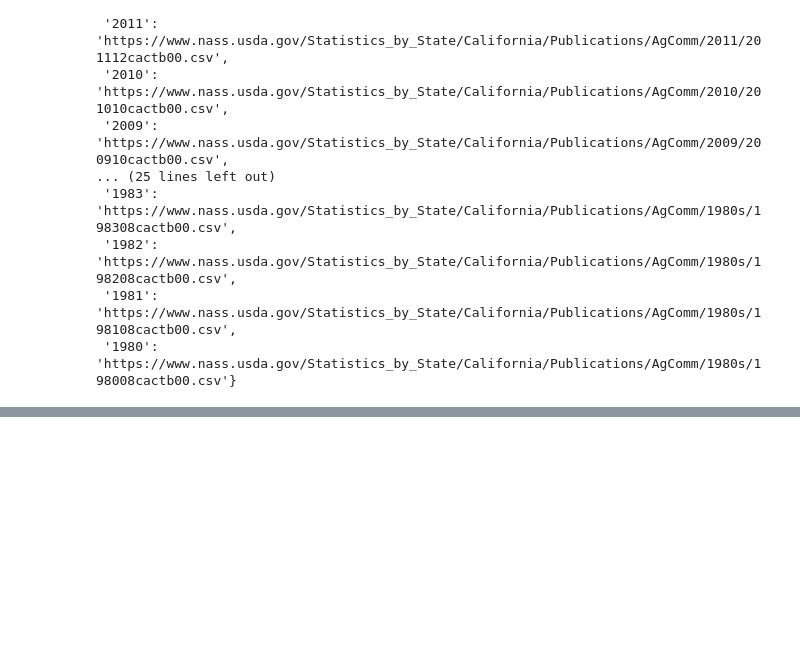
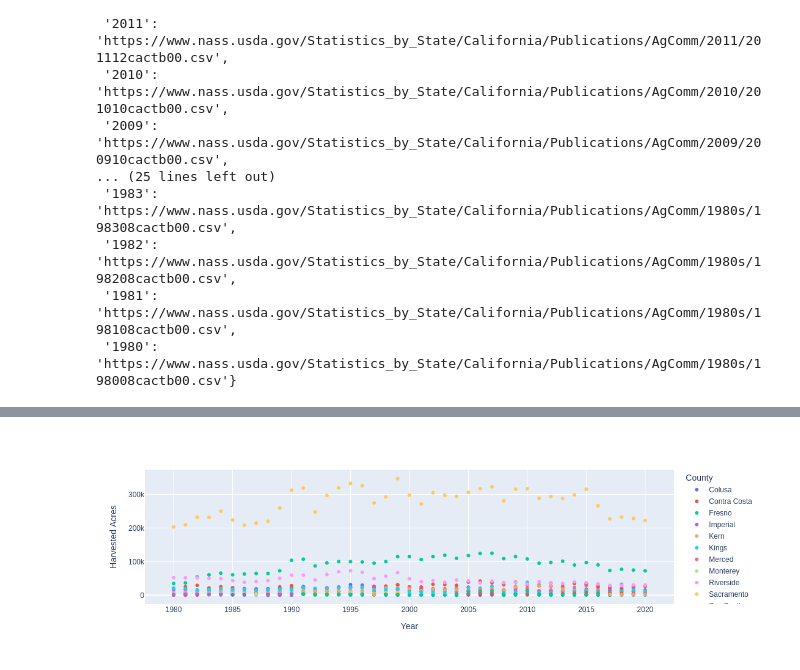
Before and after one commit to IanMalcolmRedlands/FinalProjectProposalMalcolm, a Jupyter notebook: CleaningAgricultureData.ipynb, the cells around one changed output, grey strips where cells are left out. Cells and saved outputs as stored; diff of their text form; code cells hidden in the pictures; blank space fills up the shorter version.

```diff
--- a/CleaningAgricultureData.ipynb
+++ b/CleaningAgricultureData.ipynb
@@ -42,0 +135,3 @@ links
+# %%
+ur_table = pd.concat(tables.values())
+show(ur_table)
@@ -42,0 +233,11 @@ links
+# %%
+county_remaps = {
+    'San Luis Obisp': 'San Luis Obispo',
+    'State Totals': 'State Total',
+}
+
+ur_table['County'] = ur_table['County'].replace(county_remaps)
+
+coulist = list(ur_table['County'].unique())
+coulist.sort()
+print(coulist)
@@ -42,0 +248,19 @@ links
+# %%
+import math
+
+value_cols = ['Harvested Acres', 'Yield', 'Production', 'Price Per Unit', 'Value']
+
+def to_float(x):
+    if not isinstance(x, str):
+        return float(x)
+
+    x = x.strip()
+    if len(x) < 1:
+        return math.nan
+    else:
+        return float(x)
+
+for vcol in value_cols:
+    if ur_table[vcol].dtype == 'object':
+        print(vcol)
+        ur_table[vcol] = ur_table[vcol].apply(to_float)
@@ -42,0 +297,14 @@ links
+# %%
+import plotly.express as px
+
+fig = px.scatter(
+    ur_table[ur_table['Crop Name'] == 'TOMATOES PROCESSING'],
+    x='Year',
+    y='Harvested Acres',
+    color='County',
+)
+
+
+fig.show()
+# %% [output]
+[figure, added]
```
Also changed, not shown: parts of 23 cells of this notebook.
